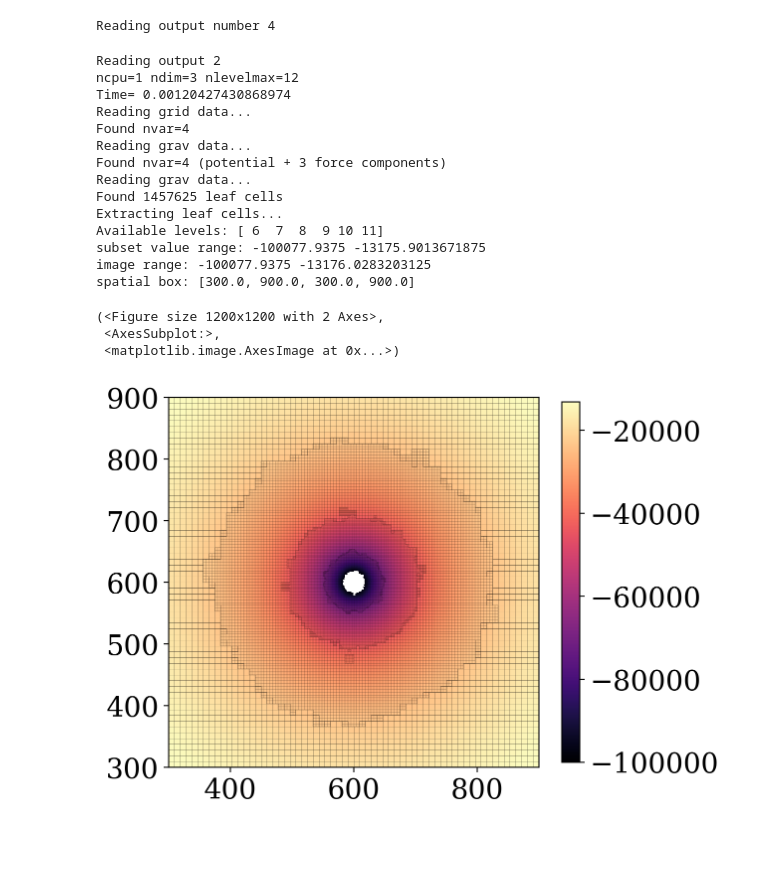
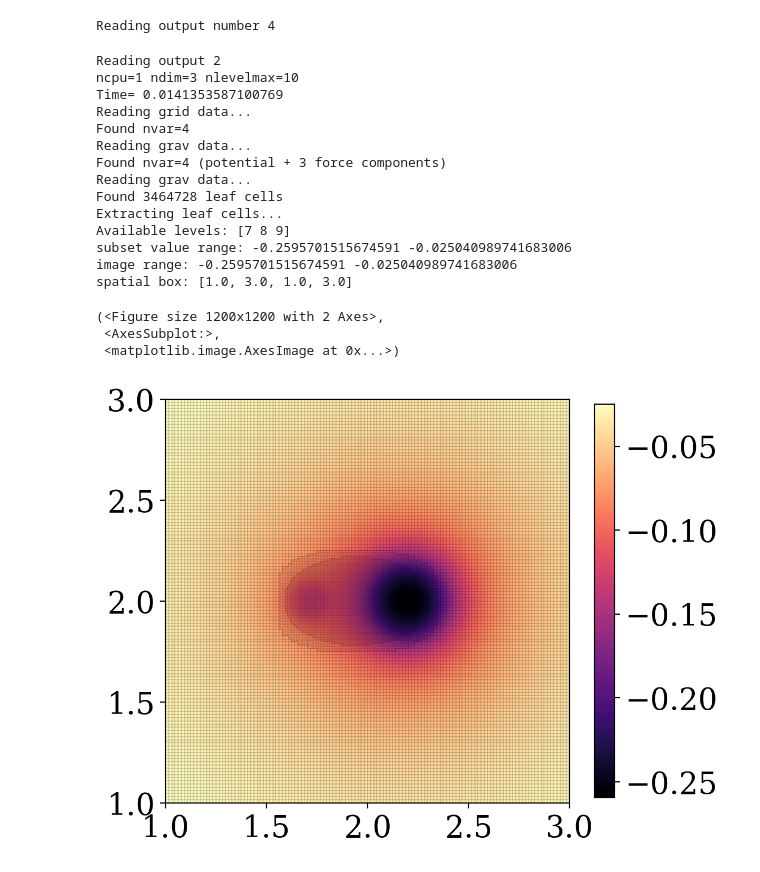
Before and after one commit to Byeol-Haneul/Ramses-FMM, a Jupyter notebook: analyze/amr.ipynb, the cells around one changed output. Drawn from its saved outputs; the diff is of its cells as text; code cells hidden in the pictures; blank space fills up the shorter version.

```diff
--- a/analyze/amr.ipynb
+++ b/analyze/amr.ipynb
@@ -148,26 +148,26 @@ Reading output number 4
 #nout =  '23'  # fmm (7,8,9) ! pre-direct-multipole expansion
 #nout =  '24'  # multgrid  (7,8,9)
 # %%
-plot(2, 600, grid=True, levels=[6,7,8,9])
+plot(2, 2.0, grid=True)
 # %% [output]
 Reading output 2
-ncpu=1 ndim=3 nlevelmax=12
-Time= 0.00120427430868974
+ncpu=1 ndim=3 nlevelmax=10
+Time= 0.0141353587100769
 Reading grid data...
 Found nvar=4
 Reading grav data...
 Found nvar=4 (potential + 3 force components)
 Reading grav data...
-Found 1457625 leaf cells
+Found 3464728 leaf cells
 Extracting leaf cells...
-Available levels: [ 6  7  8  9 10 11]
-subset value range: -100077.9375 -13175.9013671875
-image range: -100077.9375 -13176.0283203125
-spatial box: [300.0, 900.0, 300.0, 900.0]
+Available levels: [7 8 9]
+subset value range: -0.2595701515674591 -0.025040989741683006
+image range: -0.2595701515674591 -0.025040989741683006
+spatial box: [1.0, 3.0, 1.0, 3.0]
 (<Figure size 1200x1200 with 2 Axes>,
  <AxesSubplot:>,
  <matplotlib.image.AxesImage at 0x...>)
-[figure, old version]
+[figure, new version]
 # %%
 compare(24, 23, 600, levels=[7,8], grid=False)
 plt.savefig("./fig/lev78.png")
```
Also changed, not shown: 4 other files.
